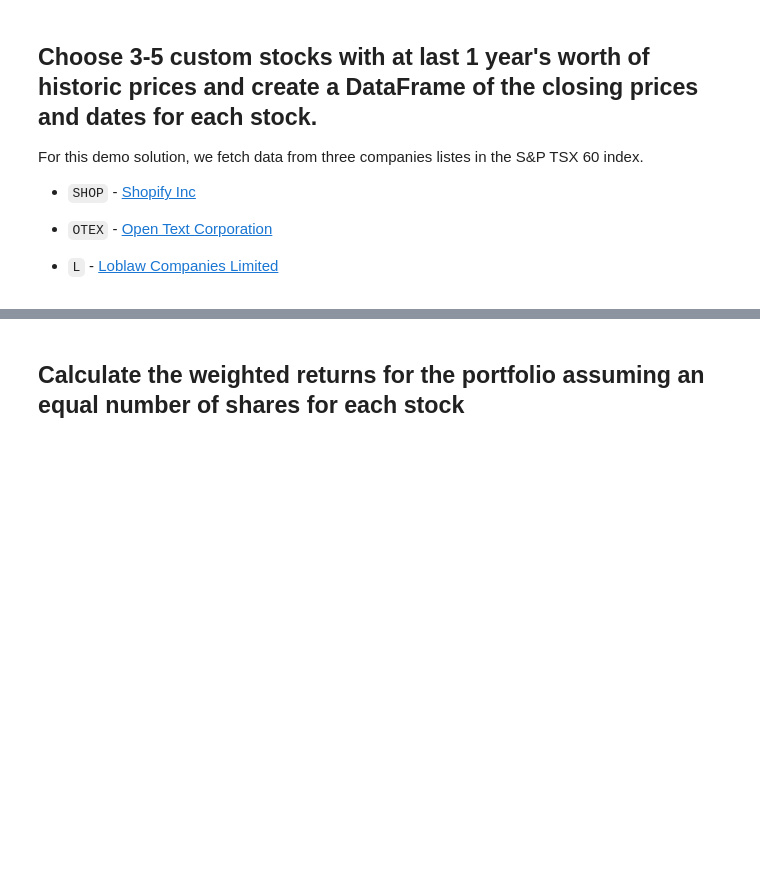
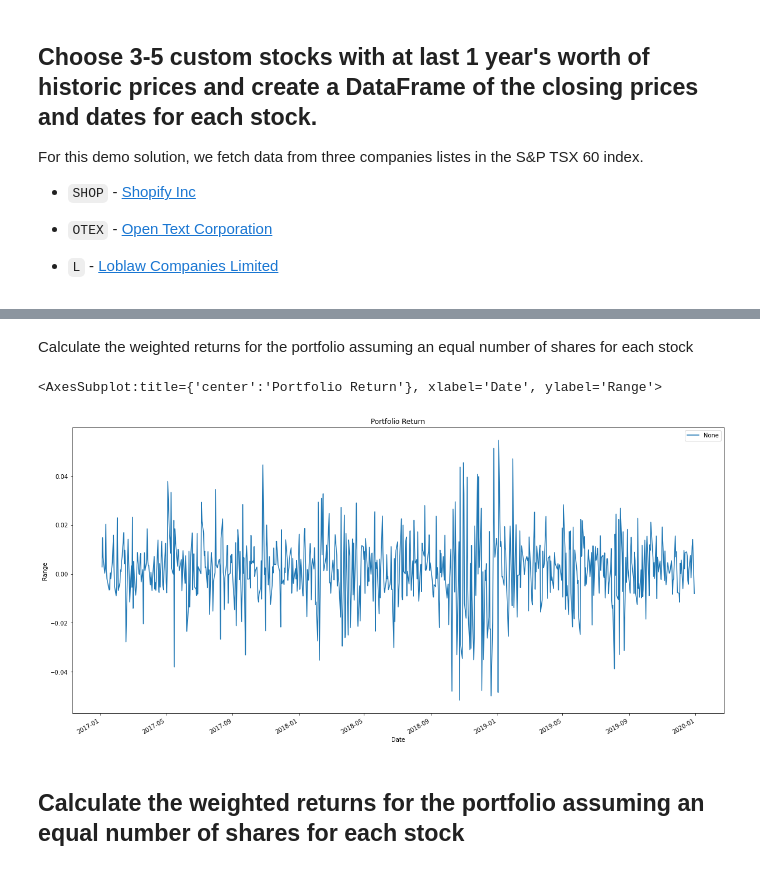
Before and after one commit to Omotara-89/Python-Pandas--homework, a Jupyter notebook: Homework/Starter_Code/whale_analysis.ipynb, the cells around one changed output, grey strips where cells are left out. Saved outputs shown, nothing was run; the diff lists cells and outputs as text; code cells hidden in the pictures; blank space fills up the shorter version.

Commit message:
included weighted return data

```diff
--- a/Homework/Starter_Code/whale_analysis.ipynb
+++ b/Homework/Starter_Code/whale_analysis.ipynb
@@ -443,3 +497,18 @@ combined_stocks_daily_return.plot(figsize=(20,10), title = 'AAPL, ACDVF, AMZN Da
+# %% [markdown]
+Calculate the weighted returns for the portfolio assuming an equal number of shares for each stock
+# %%
+# Set weights
+weights = [1/3, 1/3, 1/3]
+
+# Calculate portfolio return
+portfolio_returns = combined_stocks_daily_return.dot(weights)
+portfolio_returns
+
+# Display sample data
+portfolio_returns.plot(figsize=(20,10),  title = 'Portfolio Return', ylabel = 'Range', legend = True)
+# %% [output]
+<AxesSubplot:title={'center':'Portfolio Return'}, xlabel='Date', ylabel='Range'>
+[figure, added]
 # %% [markdown]
 ## Calculate the weighted returns for the portfolio assuming an equal number of shares for each stock
 # %%
```
Also changed, not shown: parts of 11 cells of this notebook.
